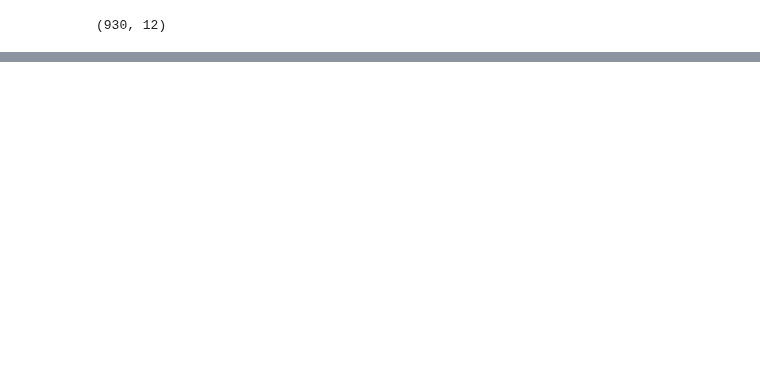
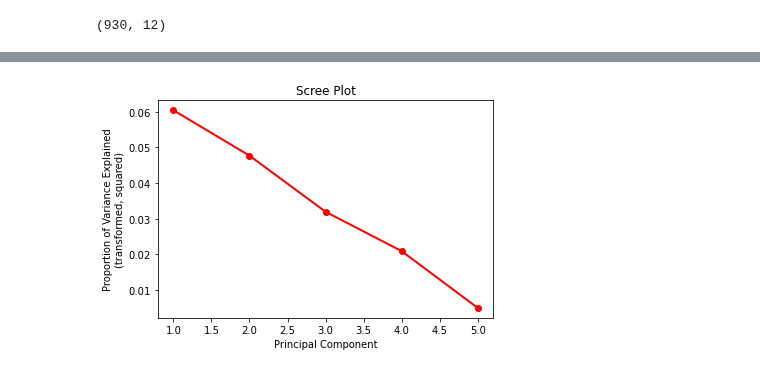
Before and after one commit to hujingc/umsi_loc_anc, a Jupyter notebook: Starting_PCA_Model.ipynb, the cells around one changed output, grey strips where cells are left out. Drawn from its saved outputs; the diff is of its cells as text; code cells hidden in the pictures; blank space fills up the shorter version.

Commit message:
Update Starting_PCA_Model.ipynb
Added Scree Plot code

```diff
--- a/Starting_PCA_Model.ipynb
+++ b/Starting_PCA_Model.ipynb
@@ -48,7 +61,7 @@ pipeline = Pipeline([
 # %%
 from sklearn.model_selection import train_test_split
 # "target" contains the column name of the classification labels
-target = "ph"
+target = "sec_Mn"
 
 X = initData.drop(target,1)
 y = initData[target]
@@ -69,0 +83,7 @@ array([0.25545768, 0.22930607, 0.19085401])
+# %%
+##Scree code:
+
+screePipe = pipeline.fit_transform(initData)
+scree_pca = PCA(n_components=5)
+# %%
+screeFitTransf=scree_pca.fit_transform(screePipe)
@@ -69,0 +111,14 @@ array([0.25545768, 0.22930607, 0.19085401])
+# %%
+###Scree Plot
+
+import matplotlib.pyplot as plt
+
+scree_PC_Values = np.arange(scree_pca.n_components_) + 1
+plt.plot(scree_PC_Values, np.square(scree_pca.explained_variance_ratio_), 'ro-', linewidth=2)
+###We transformed the scree plot by squaring the variance explained to make the "ideal" PC more apparent
+plt.title('Scree Plot')
+plt.xlabel('Principal Component')
+plt.ylabel('Proportion of Variance Explained\n(transformed, squared)')
+plt.show()
+# %% [output]
+[figure, added]
```
Also changed, not shown: parts of 5 cells of this notebook.
